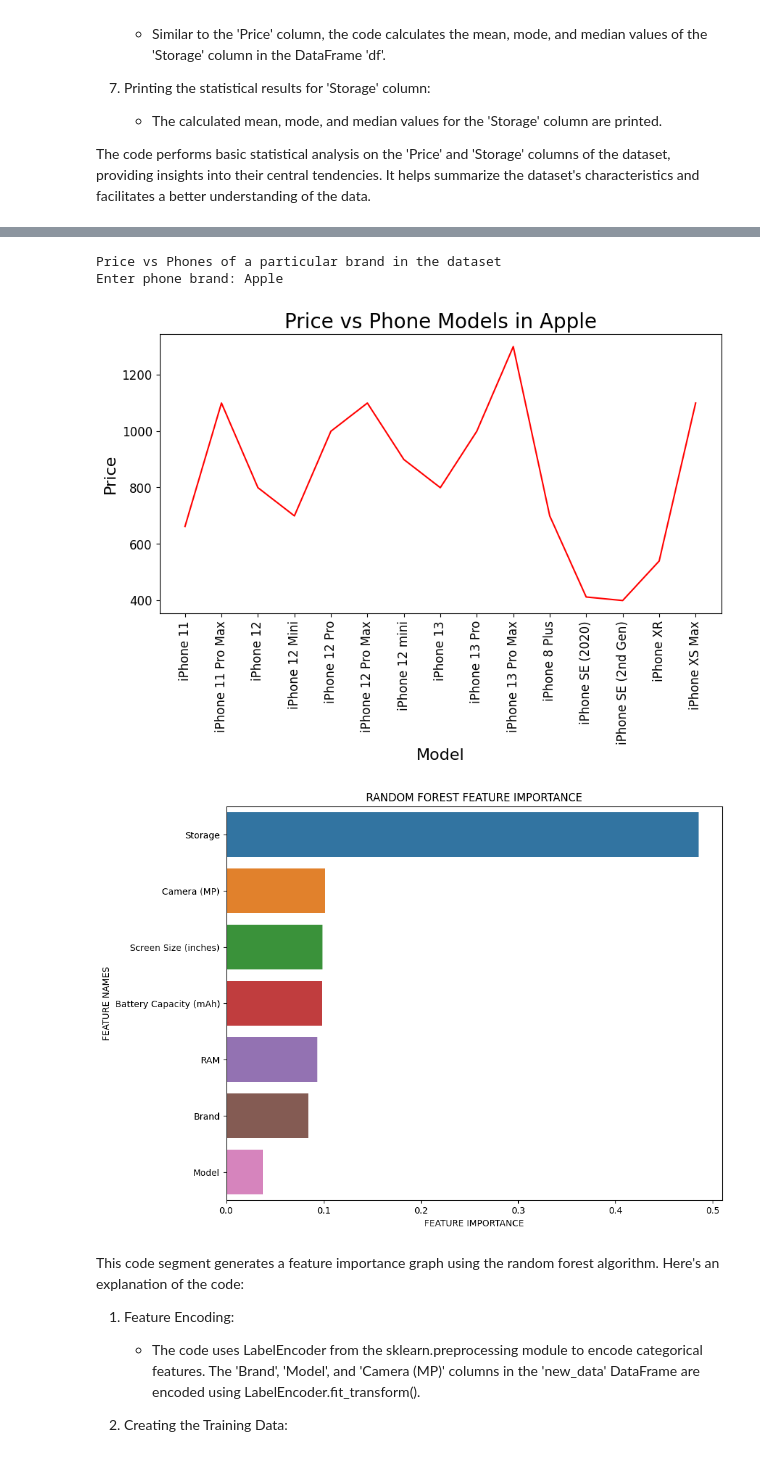
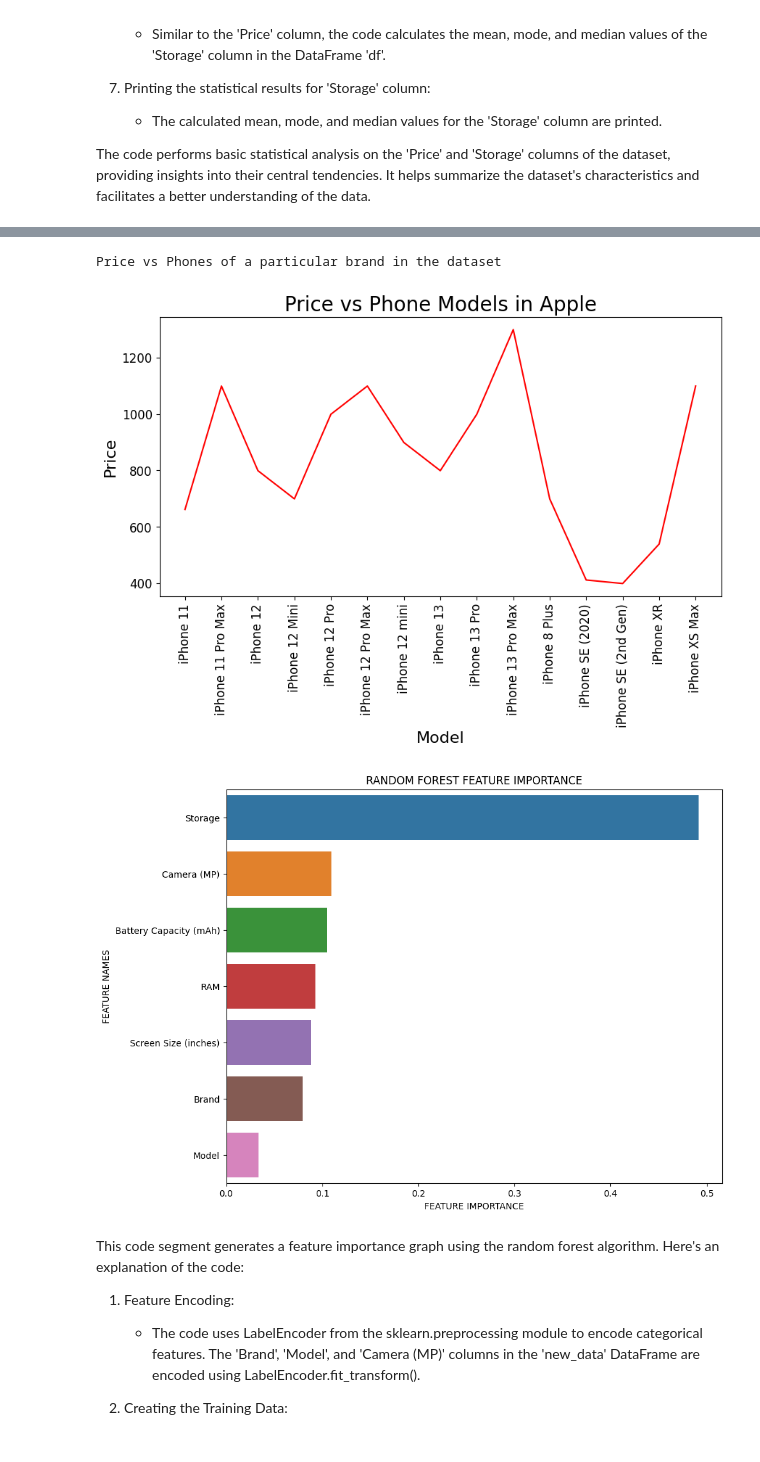
Before and after one commit to RohaanJohn/IntelUnnati_AlphaDebuggers, a Jupyter notebook: AlphaDebuggers_MarBaseliosCollegeOfEngineeringAndTechnology_SmartMobilePhonePricePredictionUsingMachineLearning/Code/Final_Code.ipynb, the cells around one changed output, grey strips where cells are left out. Saved outputs shown, nothing was run; the diff lists cells and outputs as text; code cells hidden in the pictures.

```diff
--- a/AlphaDebuggers_MarBaseliosCollegeOfEngineeringAndTechnology_SmartMobilePhonePricePredictionUsingMachineLearning/Code/Final_Code.ipynb
+++ b/AlphaDebuggers_MarBaseliosCollegeOfEngineeringAndTechnology_SmartMobilePhonePricePredictionUsingMachineLearning/Code/Final_Code.ipynb
@@ -26,4 +36,4 @@ from google.colab import output, drive, files
 #Input Dataset
 
 # you can download the dataset from here: https://drive.google.com/file/d/1iawELUECqUqj8msfTiFnJTxXaXdpYG47/view?usp=sharing
-uploaded = files.upload()
+dataset = '../Data/MobilePhonePrice.csv'
@@ -138,7 +147,7 @@ Popular brands in our dataset
 print("Price vs Phones of a particular brand in the dataset")
 plt.figure(figsize=(10, 5))
 phone_brand = input("Enter phone brand: ")
-data = pd.read_csv(io.BytesIO(uploaded['MobilePhonePrice.csv']))
+data = pd.read_csv(dataset)
 df = data[data['Brand'] == phone_brand]
 df_prices = df.groupby('Model')['Price ($)'].mean().reset_index()
 sns.lineplot(x="Model", y="Price ($)", data=df_prices, sort=False, color='red')
@@ -150,12 +159,11 @@ plt.ylabel("Price", fontsize=16)
 plt.show()
 # %% [output]
 Price vs Phones of a particular brand in the dataset
-Enter phone brand: Apple
 [figure]
 # %%
 #3. Random Forest Feature Importance Graph
 
-new_data = pd.read_csv(io.BytesIO(uploaded['MobilePhonePrice.csv']))
+new_data = pd.read_csv(dataset)
 le = LabelEncoder()
 new_data['Brand'] = le.fit_transform(new_data['Brand'])
 new_data['Model'] = le.fit_transform(new_data['Model'])
@@ -163,34 +171,34 @@ new_data['Camera (MP)'] = le.fit_transform(new_data['Camera (MP)'])
 train = pd.DataFrame(new_data)
 # Assuming the target variable is called 'Price ($)' in your training data
 target_variable = 'Price ($)'
 # Create and fit the random forest model
 rf_model = RandomForestRegressor()
 rf_model.fit(train.drop(target_variable, axis=1), train[target_variable])  # Fit the model
 def plot_feature_importance(importance, names, model_type):
     # Create arrays from feature importance and feature names
     feature_importance = np.array(importance)
     feature_names = np.array(names)
 
     # Create a DataFrame using a Dictionary
     data = {'feature_names': feature_names, 'feature_importance': feature_importance}
     fi_df = pd.DataFrame(data)
 
     # Sort the DataFrame in order of decreasing feature importance
     fi_df.sort_values(by='feature_importance', ascending=False, inplace=True)
 
     # Define size of bar plot
     plt.figure(figsize=(10, 8))
     # Plot Seaborn bar chart
     sns.barplot(x='feature_importance', y='feature_names', data=fi_df)
     # Add chart labels
     plt.title(model_type + ' FEATURE IMPORTANCE')
     plt.xlabel('FEATURE IMPORTANCE')
     plt.ylabel('FEATURE NAMES')
     plt.show()
 # Call the plot_feature_importance function with feature importances and column names
 plot_feature_importance(rf_model.feature_importances_, train.columns.drop(target_variable), 'RANDOM FOREST')
 # %% [output]
-[figure, old version]
+[figure, new version]
 # %% [markdown]
 This code segment generates a feature importance graph using the random forest algorithm. Here's an explanation of the code:
 
```
Also changed, not shown: parts of 14 cells of this notebook, 1 other file.
